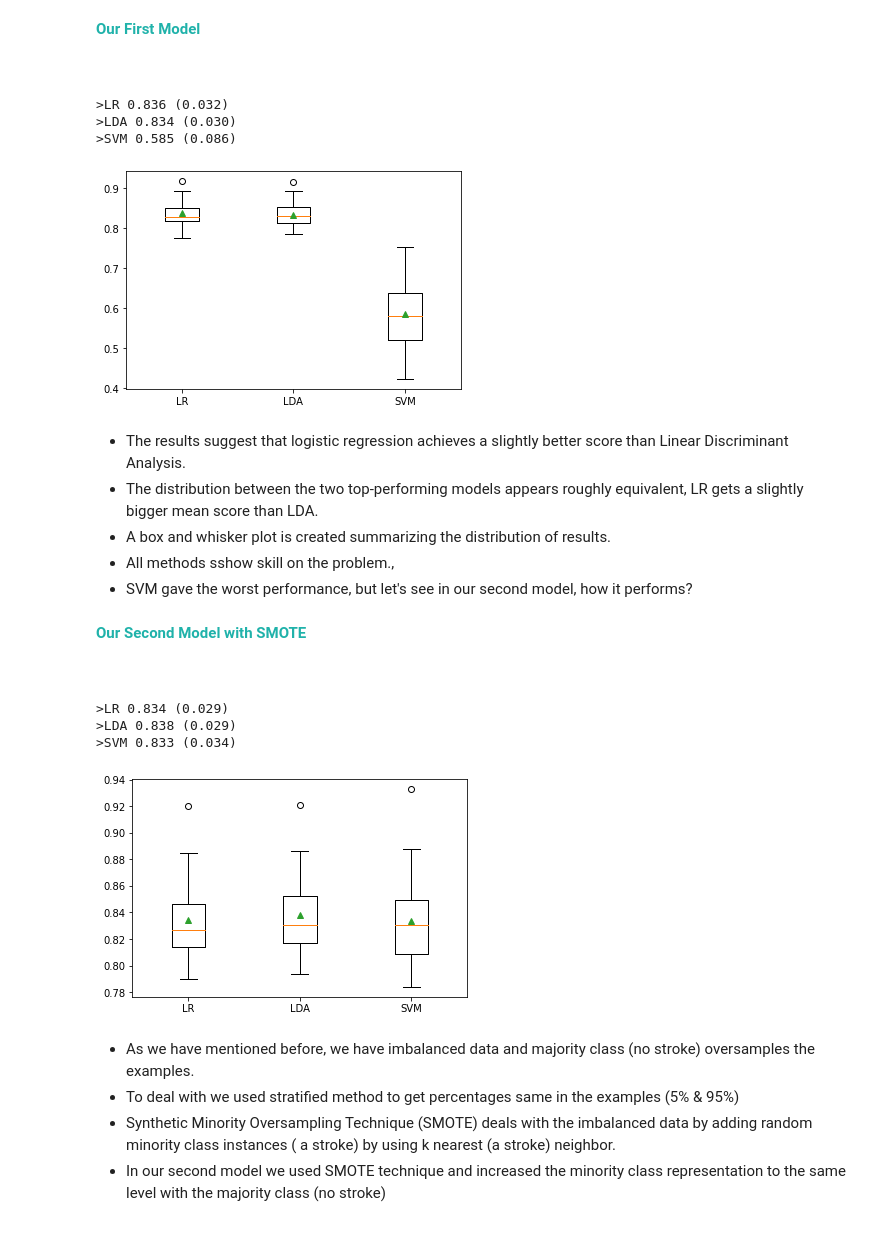
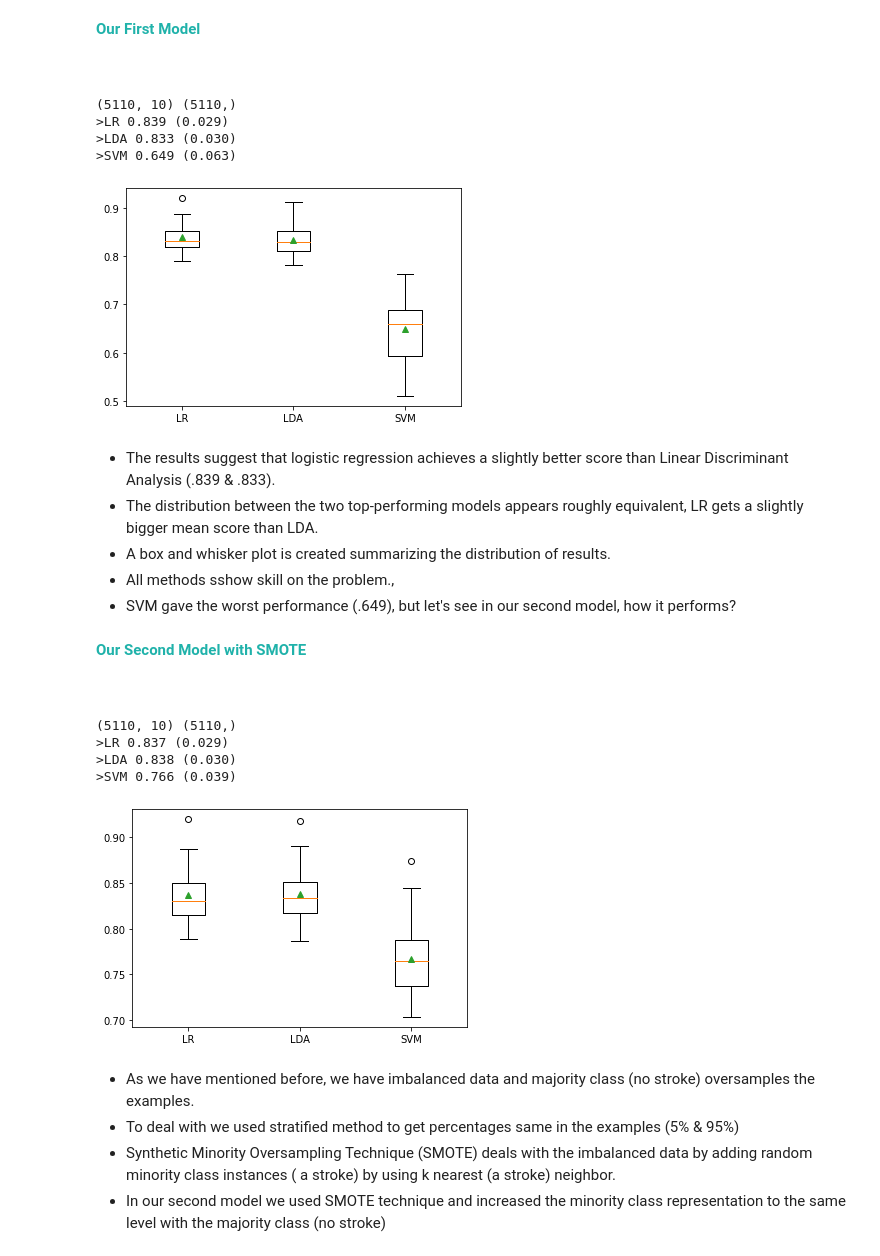
Before and after one commit to kb1907/Machine_Learning_Projects, a Jupyter notebook: ML_Projects/Stroke_Prediction_Imbalanced_data.ipynb, the cells around one changed output. Cells and saved outputs as stored; diff of their text form; code cells hidden in the pictures.

```diff
--- a/ML_Projects/Stroke_Prediction_Imbalanced_data.ipynb
+++ b/ML_Projects/Stroke_Prediction_Imbalanced_data.ipynb
@@ -332,7 +332,7 @@ msno.matrix(df);
 categorical = ['gender', 'hypertension', 'heart_disease', 'ever_married',
 'work_type', 'Residence_type', 'smoking_status']
 
-numerical = ['avg_glucose_level', 'bmi']
+numerical = ['age','avg_glucose_level', 'bmi']
 # %% [markdown]
 <a id="8"></a>
 <font color="lightseagreen" size=+1.5><b>Numerical Features</b></font>
@@ -426,4 +387,0 @@ fig.show()
-# %%
-df[numerical] = np.log(df[numerical])
-print(f'Skewness:{df[numerical].skew()}\n')
-df[numerical].hist(figsize=(6,4));
@@ -932,17 +942,14 @@ Reference : https://machinelearningmastery.com
 
 <a href="#toc" class="btn btn-primary btn-sm" role="button" aria-pressed="true" style="color:white" data-toggle="popover">Table of Contents</a>
 # %%
-def load_data (df):
+def load_data ():
+    df = pd.read_csv('../input/stroke-prediction-dataset/healthcare-dataset-stroke-data.csv')
     df=df.drop('id', axis=1)
-    categorical = ['gender', 'hypertension', 'heart_disease', 'ever_married','work_type', 'Residence_type', 'smoking_status']
-    numerical = ['avg_glucose_level', 'bmi']
-    df[numerical] = np.log(df[numerical])
+    categorical = [ 'hypertension', 'heart_disease', 'ever_married','work_type', 'Residence_type', 'smoking_status']
+    numerical = ['avg_glucose_level', 'bmi','age']
     y= df['stroke']
     X = df.drop('stroke', axis=1)
-    cat = X.select_dtypes(include=['object', 'bool']).columns
-    ct = ColumnTransformer([('o',OneHotEncoder(),cat)], remainder='passthrough')
-    X = ct.fit_transform(X)
-    return X,y
+    return X,y,categorical, numerical
 
 
 def evaluate_model(X, y, model):
@@ -960,14 +967,16 @@ def get_models():
     names.append('SVM')
     return models, names
 
-df = pd.read_csv('../input/stroke-prediction-dataset/healthcare-dataset-stroke-data.csv')
-X,y= load_data(df)
+
+X,y,categorical, numerical= load_data()
+print(X.shape, y.shape)
+
 models, names = get_models()
 results = list()
 
 for i in range(len(models)):
-    imputer = SimpleImputer(strategy='median')
-    pipeline = Pipeline(steps=[('imputer', imputer), ('m', models[i])])
+    transformer = ColumnTransformer(transformers=[('imp',SimpleImputer(strategy='median'),numerical),('o',OneHotEncoder(),categorical)])
+    pipeline = Pipeline(steps=[('t', transformer),('p',PowerTransformer(method='yeo-johnson')),('m', models[i])])
     scores = evaluate_model(X, y, pipeline)
     results.append(scores)
     print('>%s %.3f (%.3f)' % (names[i], np.mean(scores), np.std(scores)))
@@ -975,16 +984,17 @@ for i in range(len(models)):
 plt.boxplot(results, labels=names, showmeans=True)
 plt.show()
 # %% [output]
->LR 0.836 (0.032)
->LDA 0.834 (0.030)
->SVM 0.585 (0.086)
+(5110, 10) (5110,)
+>LR 0.839 (0.029)
+>LDA 0.833 (0.030)
+>SVM 0.649 (0.063)
-[figure, old version]
+[figure, new version]
 # %% [markdown]
-- The results suggest that logistic regression achieves a slightly better score than Linear Discriminant Analysis.
+- The results suggest that logistic regression achieves a slightly better score than Linear Discriminant Analysis (.839 & .833).
 - The distribution between the two top-performing models appears roughly equivalent, LR gets a slightly bigger mean score than LDA.
 -  A box and whisker plot is created summarizing the distribution of results.
 - All methods sshow skill on the problem.,
-- SVM gave the worst performance, but let's see in our second model, how it performs?
+- SVM gave the worst performance (.649), but let's see in our second model, how it performs?
 # %% [markdown]
 <a id="20"></a>
 <font color="lightseagreen" size=+1.5><b> Our Second Model with SMOTE </b></font>
@@ -993,53 +1003,53 @@ plt.show()
 # %%
 from imblearn.pipeline import Pipeline
 
-def load_data (df):
+def load_data ():
+    df = pd.read_csv('../input/stroke-prediction-dataset/healthcare-dataset-stroke-data.csv')
     df=df.drop('id', axis=1)
-    categorical = ['gender', 'hypertension', 'heart_disease', 'ever_married','work_type', 'Residence_type', 'smoking_status']
-    numerical = ['avg_glucose_level', 'bmi']
-    df[numerical] = np.log(df[numerical])
+    categorical = [ 'hypertension', 'heart_disease', 'ever_married','work_type', 'Residence_type', 'smoking_status']
+    numerical = ['avg_glucose_level', 'bmi','age']
     y= df['stroke']
     X = df.drop('stroke', axis=1)
-    cat = X.select_dtypes(include=['object', 'bool']).columns
-    ct = ColumnTransformer([('o',OneHotEncoder(),cat)], remainder='passthrough')
-    X = ct.fit_transform(X)
-    return X,y
+    return X,y,categorical, numerical
 
 
 def evaluate_model(X, y, model):
     cv = RepeatedStratifiedKFold(n_splits=10, n_repeats=3, random_state=42)
     scores = cross_val_score(model, X, y, scoring='roc_auc', cv=cv, n_jobs=-1)
     return scores
 
 def get_models():
     models, names = list(), list()
     models.append(LogisticRegression(solver='liblinear'))
     names.append('LR')
     models.append(LinearDiscriminantAnalysis())
     names.append('LDA')
     models.append(SVC(gamma='scale'))
     names.append('SVM')
     return models, names
 
-df = pd.read_csv('../input/stroke-prediction-dataset/healthcare-dataset-stroke-data.csv')
-X,y= load_data(df)
+
+X,y,categorical, numerical= load_data()
+print(X.shape, y.shape)
+
 models, names = get_models()
 results = list()
-# evaluate each model
+
 for i in range(len(models)):
-    imputer = SimpleImputer(strategy='median')
-    pipeline = Pipeline(steps=[('imputer', imputer),('over', SMOTE()), ('m', models[i])])
+    transformer = ColumnTransformer(transformers=[('imp',SimpleImputer(strategy='median'),numerical),('o',OneHotEncoder(),categorical)])
+    pipeline = Pipeline(steps=[('t', transformer),('p',PowerTransformer(method='yeo-johnson', standardize=True)),('over', SMOTE()), ('m', models[i])])
     scores = evaluate_model(X, y, pipeline)
     results.append(scores)
     print('>%s %.3f (%.3f)' % (names[i], np.mean(scores), np.std(scores)))
 # plot the results
 plt.boxplot(results, labels=names, showmeans=True)
 plt.show()
 # %% [output]
->LR 0.834 (0.029)
->LDA 0.838 (0.029)
->SVM 0.833 (0.034)
+(5110, 10) (5110,)
+>LR 0.837 (0.029)
+>LDA 0.838 (0.030)
+>SVM 0.766 (0.039)
-[figure, old version]
+[figure, new version]
 # %% [markdown]
 - As we have mentioned before, we have imbalanced data and majority class (no stroke) oversamples the examples.
 - To deal with we used stratified method to get percentages same in the examples (5% & 95%)
```
Also changed, not shown: parts of 50 cells of this notebook, 3 other files.
